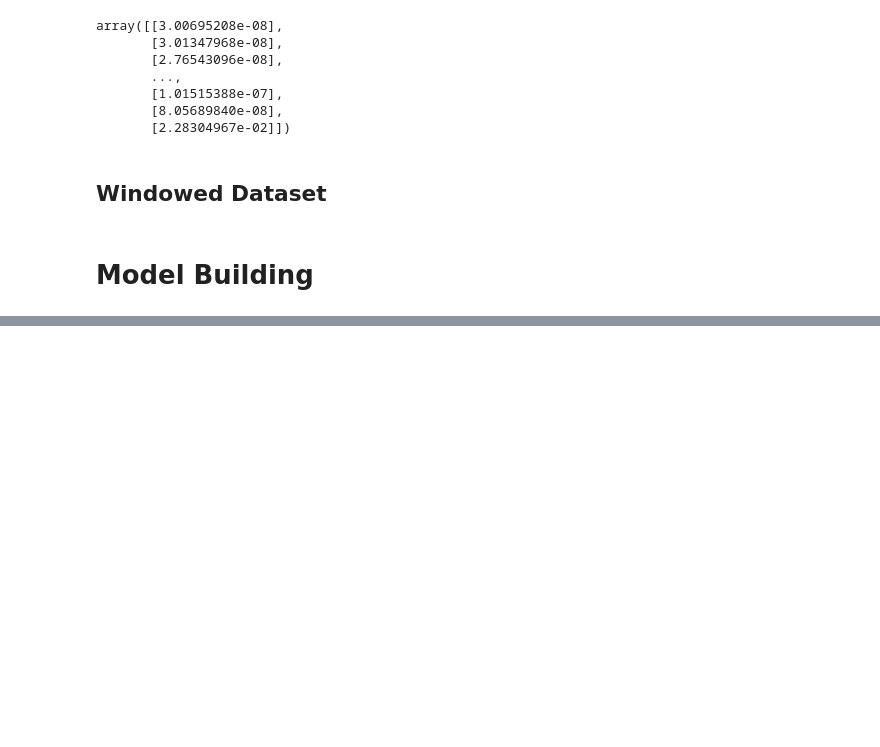
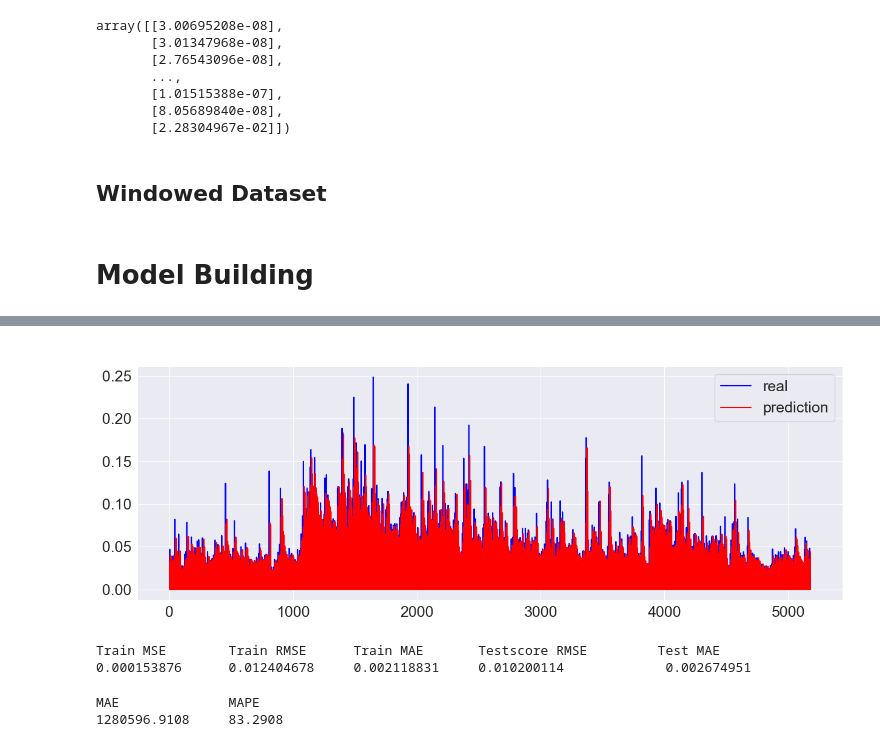
Before and after one commit to ShirsenduRyo/Stock-CNN-LSTM, a Jupyter notebook: Time Series Forecasting Analysis.ipynb, the cells around one changed output, grey strips where cells are left out. Drawn from its saved outputs; the diff is of its cells as text; code cells hidden in the pictures; blank space fills up the shorter version.

```diff
--- a/Time Series Forecasting Analysis.ipynb
+++ b/Time Series Forecasting Analysis.ipynb
@@ -253,0 +325,4 @@ history = model.fit(Xtrain, Ytrain,
+# %%
+#Evaluating model
+trainScore = model.evaluate(Xtrain, Ytrain, verbose=1)
+testScore = model.evaluate(Xtest, Ytest, verbose=1)
@@ -253,0 +332,2 @@ history = model.fit(Xtrain, Ytrain,
+# %%
+preds = model.predict(Xtest)
@@ -253,0 +336,14 @@ history = model.fit(Xtrain, Ytrain,
+# %%
+
+plt.figure(figsize=(15,5))
+plt.title('MSE: {}'.format(trainScore[0]), color="white")
+plt.plot(Ytest, 'b', label='real')
+plt.plot(preds, 'r', label='prediction')
+
+plt.legend(loc="best")
+plt.gcf()
+#for saving figures
+#plt.savefig('CPALL_graph.png')
+plt.show()
+# %% [output]
+[figure, added]
@@ -253,0 +354,13 @@ history = model.fit(Xtrain, Ytrain,
+# %%
+#Show Train and Test Scores
+print('Train MSE \t Train RMSE \t Train MAE \t Testscore RMSE \tTest MAE')
+print('%.9f \t %.9f \t %.9f \t %.9f \t\t %.9f' % (trainScore[0], math.sqrt(trainScore[0]),trainScore[1],math.sqrt(testScore[0]),testScore[1]))
+# %% [output]
+Train MSE        Train RMSE      Train MAE       Testscore RMSE         Test MAE
+0.000153876      0.012404678     0.002118831     0.010200114             0.002674951
+# %%
+print('MAE \t\t MAPE')
+print('%.4f \t %.4f' % (mean_absolute_error(Ytest,preds),(np.mean(np.abs((Ytest - preds) / Ytest)) * 100)))
+# %% [output]
+MAE              MAPE
+1280596.9108     83.2908
```
Also changed, not shown: parts of 16 cells of this notebook.
